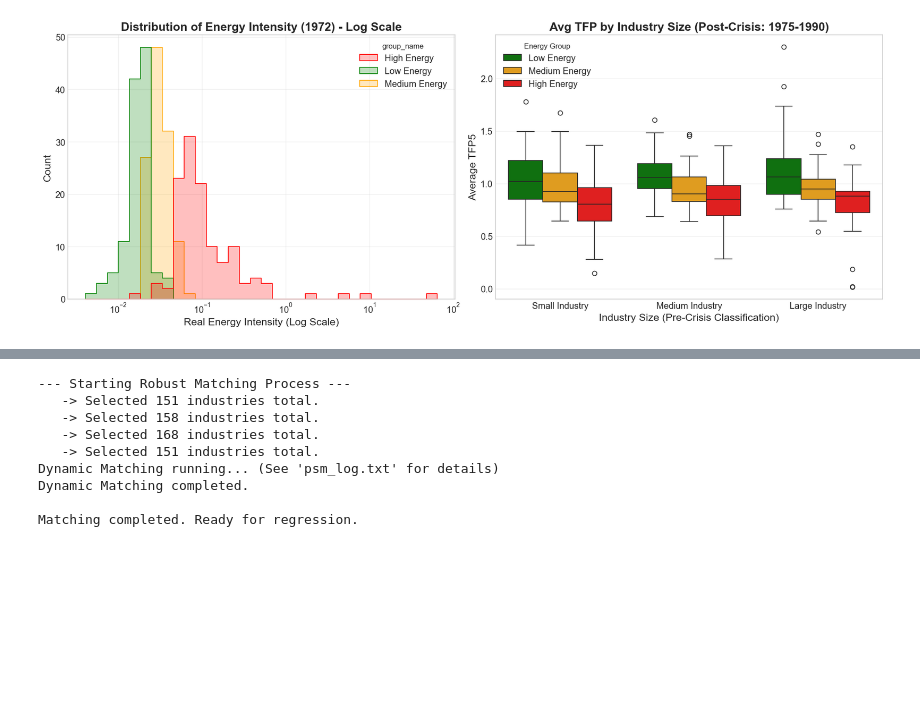
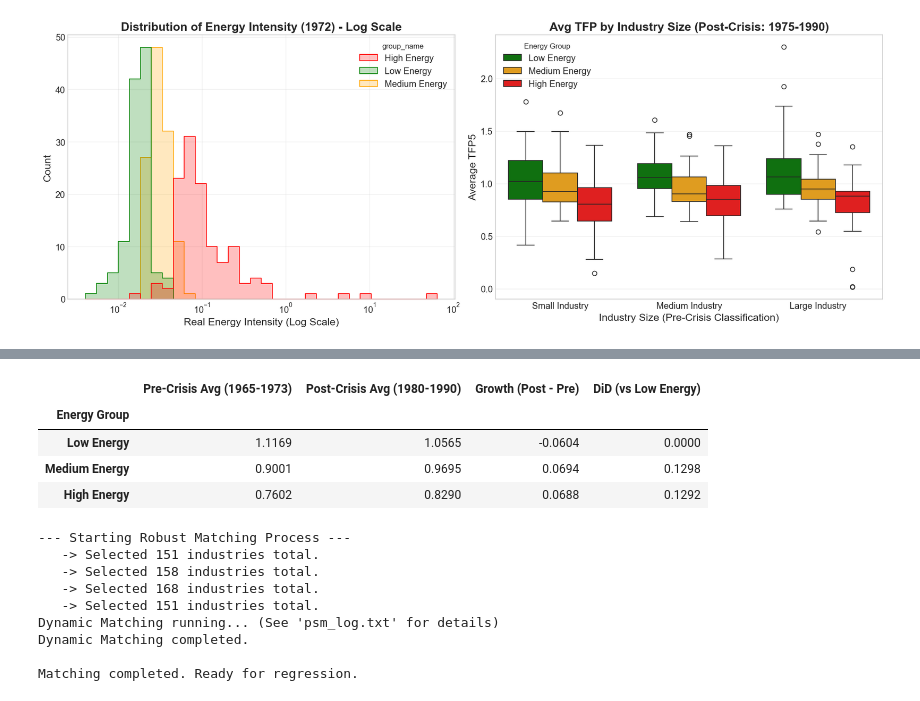
Before and after one commit to ofek31415-eng/Sourse_Idea, a Jupyter notebook: notebooks/idea_data_analysis.ipynb, the cells around one changed output, grey strips where cells are left out. Drawn from its saved outputs; the diff is of its cells as text; code cells hidden in the pictures; blank space fills up the shorter version.

Commit message:
Replace graph with table in the descriptive stats

```diff
--- a/notebooks/idea_data_analysis.ipynb
+++ b/notebooks/idea_data_analysis.ipynb
@@ -500,35 +500,64 @@ period_comparison.append(post_means)
 # איחוד לטבלה אחת לצורך הציור
 viz_data = pd.concat(period_comparison)
 
-# 2. הציור: Boxplot שמשווה את ההתפלגויות
-plt.figure(figsize=(10, 6))
+# # 2. הציור: Boxplot שמשווה את ההתפלגויות
+# plt.figure(figsize=(10, 6))
 
-# סדר הקבוצות בתרשים
-hue_order = ['Low Energy', 'Medium Energy', 'High Energy']
-palette = {'High Energy': 'red', 'Medium Energy': 'orange', 'Low Energy': 'green'}
+# # סדר הקבוצות בתרשים
+# hue_order = ['Low Energy', 'Medium Energy', 'High Energy']
+# palette = {'High Energy': 'red', 'Medium Energy': 'orange', 'Low Energy': 'green'}
 
-sns.boxplot(
-    data=viz_data,
-    x='Period',
-    y='tfp5',
-    hue='group_name',
-    hue_order=hue_order,
-    palette=palette,
-    showmeans=True, # מוסיף נקודה שמראה את הממוצע המדויק
-    meanprops={"marker":"o", "markerfacecolor":"white", "markeredgecolor":"black"}
-)
+# sns.boxplot(
+#     data=viz_data,
+#     x='Period',
+#     y='tfp5',
+#     hue='group_name',
+#     hue_order=hue_order,
+#     palette=palette,
+#     showmeans=True, # מוסיף נקודה שמראה את הממוצע המדויק
+#     meanprops={"marker":"o", "markerfacecolor":"white", "markeredgecolor":"black"}
+# )
 
-plt.title('Visual DiD: Did the Productivity Gap Widen After the Crisis?', fontweight='bold')
-plt.ylabel('Average Total Factor Productivity (TFP)')
-plt.xlabel('Time Period')
-plt.legend(title='Energy Group')
-plt.grid(True, axis='y', alpha=0.3)
+# plt.title('Visual DiD: Did the Productivity Gap Widen After the Crisis?', fontweight='bold')
+# plt.ylabel('Average Total Factor Productivity (TFP)')
+# plt.xlabel('Time Period')
+# plt.legend(title='Energy Group')
+# plt.grid(True, axis='y', alpha=0.3)
 
-plt.show()
-
+# plt.show()
 # הסבר לגרף:
 # אם ה"קופסה האדומה" עולה למעלה בתקופה השנייה יותר מהר מה"קופסה הירוקה",
 # זה רמז חזק שהמשבר דחף את תעשיות האנרגיה להתייעלות יתרה.
 
-# להציג בטבלה ולא בגרף
+# --- יצירת טבלת סיכום במקום גרף ---
+
+# 1. חישוב הממוצעים לכל קבוצה בכל תקופה
+summary_table = viz_data.groupby(['group_name', 'Period'])['tfp5'].mean().unstack()
+
+# 2. סידור העמודות והשורות בסדר הגיוני
+summary_table = summary_table[['Pre-Crisis Avg (1965-1973)', 'Post-Crisis Avg (1980-1990)']]
+summary_table = summary_table.reindex(['Low Energy', 'Medium Energy', 'High Energy'])
+
+# 3. חישוב ההפרש (צמיחה בפריון בין התקופות)
+summary_table['Growth (Post - Pre)'] = summary_table['Post-Crisis Avg (1980-1990)'] - summary_table['Pre-Crisis Avg (1965-1973)']
+
+# 4. חישוב ה-DiD הויזואלי (הפער בצמיחה לעומת ה-Low Energy)
+base_growth = summary_table.loc['Low Energy', 'Growth (Post - Pre)']
+summary_table['DiD (vs Low Energy)'] = summary_table['Growth (Post - Pre)'] - base_growth
+
+# עיצוב והצגה
+summary_table.index.name = 'Energy Group'
+summary_table.columns.name = None
+
+print("=" * 80)
+print("VISUAL DiD TABLE: Average Total Factor Productivity (TFP) Before vs After Crisis")
+print("=" * 80)
+
+# הצגת הטבלה מעוצבת עם 4 ספרות אחרי הנקודה העשרונית
+display(summary_table.round(4))
+
+# הסבר לטבלה:
+# עמודת ה-Growth מראה כמה הפריון עלה בכל קבוצה.
+# עמודת ה-DiD מראה האם תעשיות עתירות אנרגיה השתפרו *יותר* מתעשיות דלות אנרגיה
+# (מספר חיובי בעמודה זו עבור High Energy מעיד על הצלחת התגובה הטכנולוגית).
 # %% [output]
@@ -536,3 +567,8 @@ plt.show()
+|  | Pre-Crisis Avg (1965-1973) | Post-Crisis Avg (1980-1990) | Growth (Post - Pre) | DiD (vs Low Energy) |
+| Energy Group |  |  |  |  |
+| Low Energy | 1.1169 | 1.0565 | -0.0604 | 0.0000 |
+| Medium Energy | 0.9001 | 0.9695 | 0.0694 | 0.1298 |
+| High Energy | 0.7602 | 0.8290 | 0.0688 | 0.1292 |
 # %%
 # --- תא: פונקציית Propensity Score Matching (כתיבה לקובץ לוג) ---
 
```
Also changed, not shown: parts of 3 cells of this notebook, 9 other files.
